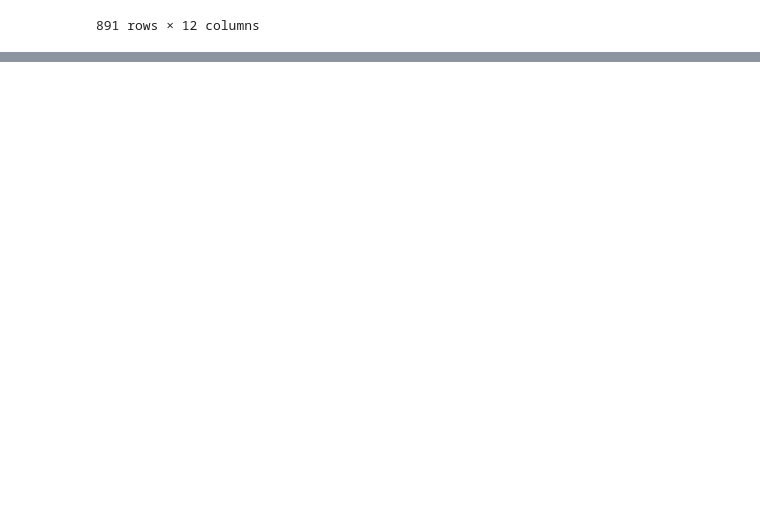
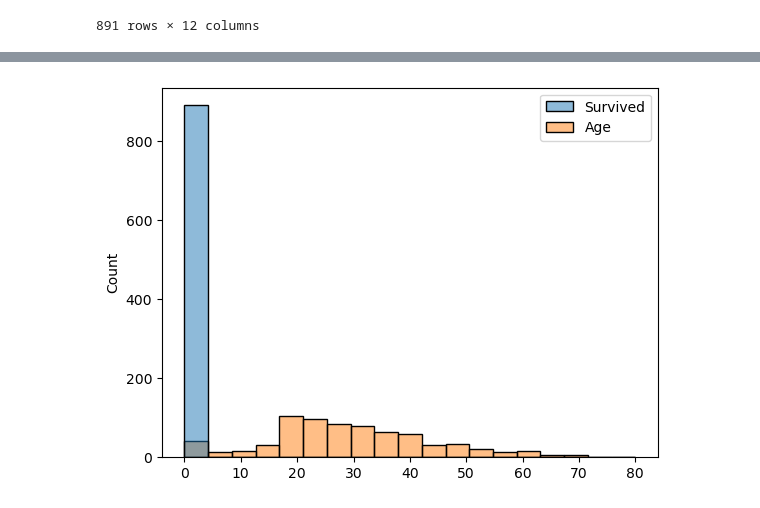
Before and after one commit to shivamsingh163248/Learning-Springboot-Fundamental-Ramesh-U, a Jupyter notebook: The_Data_Analyst_Course/NumPyBasic/Datacleaning.ipynb, the cells around one changed output, grey strips where cells are left out. Cells and saved outputs as stored; diff of their text form; code cells hidden in the pictures; blank space fills up the shorter version.

```diff
--- a/The_Data_Analyst_Course/NumPyBasic/Datacleaning.ipynb
+++ b/The_Data_Analyst_Course/NumPyBasic/Datacleaning.ipynb
@@ -326,0 +366,6 @@ titanic.fillna(0)
+# %%
+#titanic creating the hist plot
+sc.histplot(data=titanic[['Survived' , 'Age']])
+mt.show()
+# %% [output]
+[figure, added]
```
Also changed, not shown: parts of 2 cells of this notebook.
